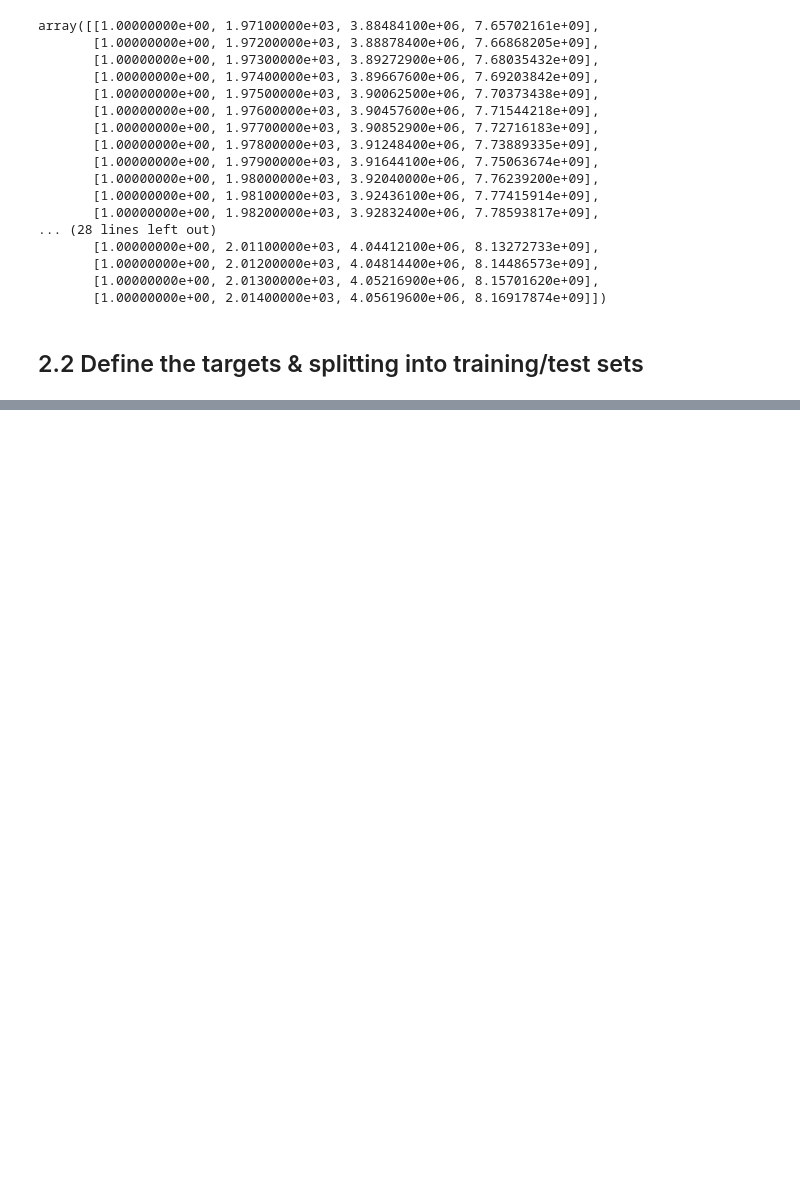
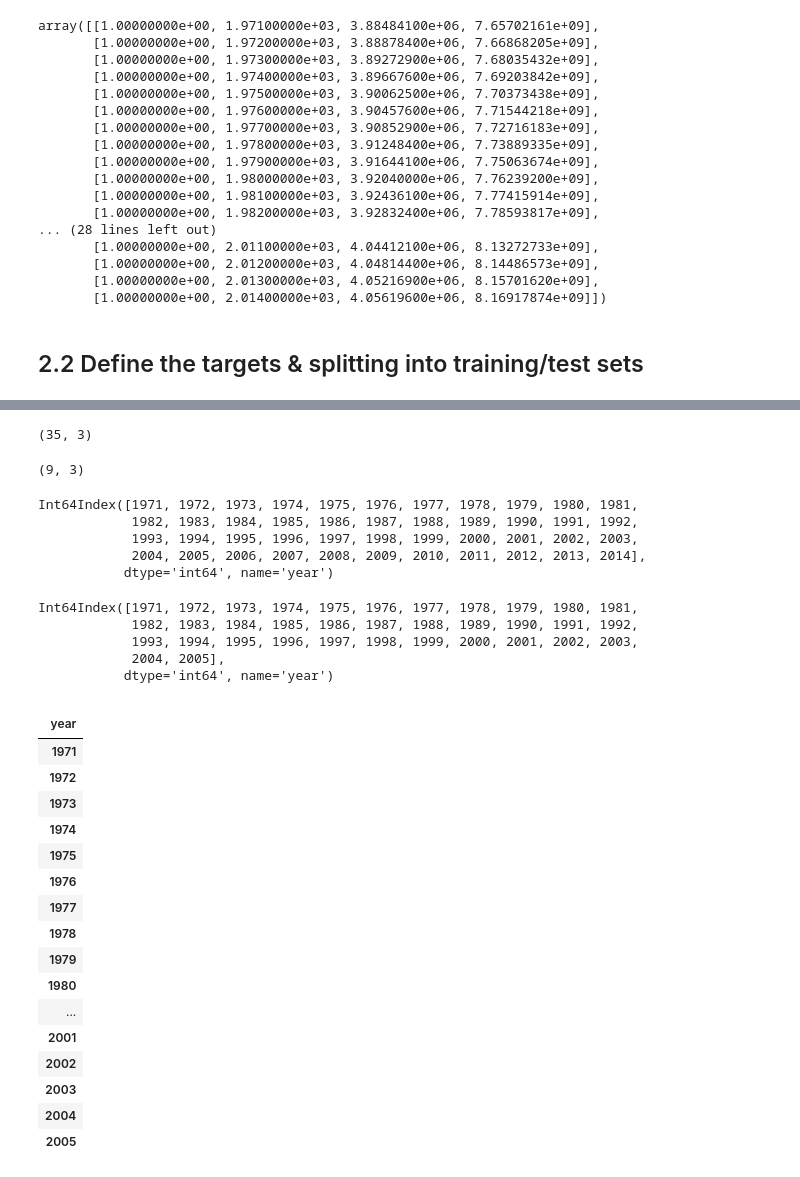
Before and after one commit to sandyherho/time_series_learning, a Jupyter notebook: deepCO2/co2_emission_forecast.ipynb, the cells around one changed output, grey strips where cells are left out. Drawn from its saved outputs; the diff is of its cells as text; code cells hidden in the pictures; blank space fills up the shorter version.

```diff
--- a/deepCO2/co2_emission_forecast.ipynb
+++ b/deepCO2/co2_emission_forecast.ipynb
@@ -374,0 +442,46 @@ array([[1.00000000e+00, 1.97100000e+03, 3.88484100e+06, 7.65702161e+09],
+# %%
+X_train.shape
+# %% [output]
+(35, 3)
+# %%
+X_test.shape
+# %% [output]
+(9, 3)
+# %%
+df_indicator.index
+# %% [output]
+Int64Index([1971, 1972, 1973, 1974, 1975, 1976, 1977, 1978, 1979, 1980, 1981,
+            1982, 1983, 1984, 1985, 1986, 1987, 1988, 1989, 1990, 1991, 1992,
+            1993, 1994, 1995, 1996, 1997, 1998, 1999, 2000, 2001, 2002, 2003,
+            2004, 2005, 2006, 2007, 2008, 2009, 2010, 2011, 2012, 2013, 2014],
+           dtype='int64', name='year')
+# %%
+df_indicator.index[:train_size]
+# %% [output]
+Int64Index([1971, 1972, 1973, 1974, 1975, 1976, 1977, 1978, 1979, 1980, 1981,
+            1982, 1983, 1984, 1985, 1986, 1987, 1988, 1989, 1990, 1991, 1992,
+            1993, 1994, 1995, 1996, 1997, 1998, 1999, 2000, 2001, 2002, 2003,
+            2004, 2005],
+           dtype='int64', name='year')
+# %%
+y_train_indicator = pd.DataFrame(index=df_indicator.index[:train_size])
+y_train_indicator
+# %% [output]
+|  |
+| year |
+| 1971 |
+| 1972 |
+| 1973 |
+| 1974 |
+| 1975 |
+| 1976 |
+| 1977 |
+| 1978 |
+| 1979 |
+| 1980 |
+| ... |
+| 2001 |
+| 2002 |
+| 2003 |
+| 2004 |
+| 2005 |
```
Also changed, not shown: parts of 27 cells of this notebook, 2 other files.
